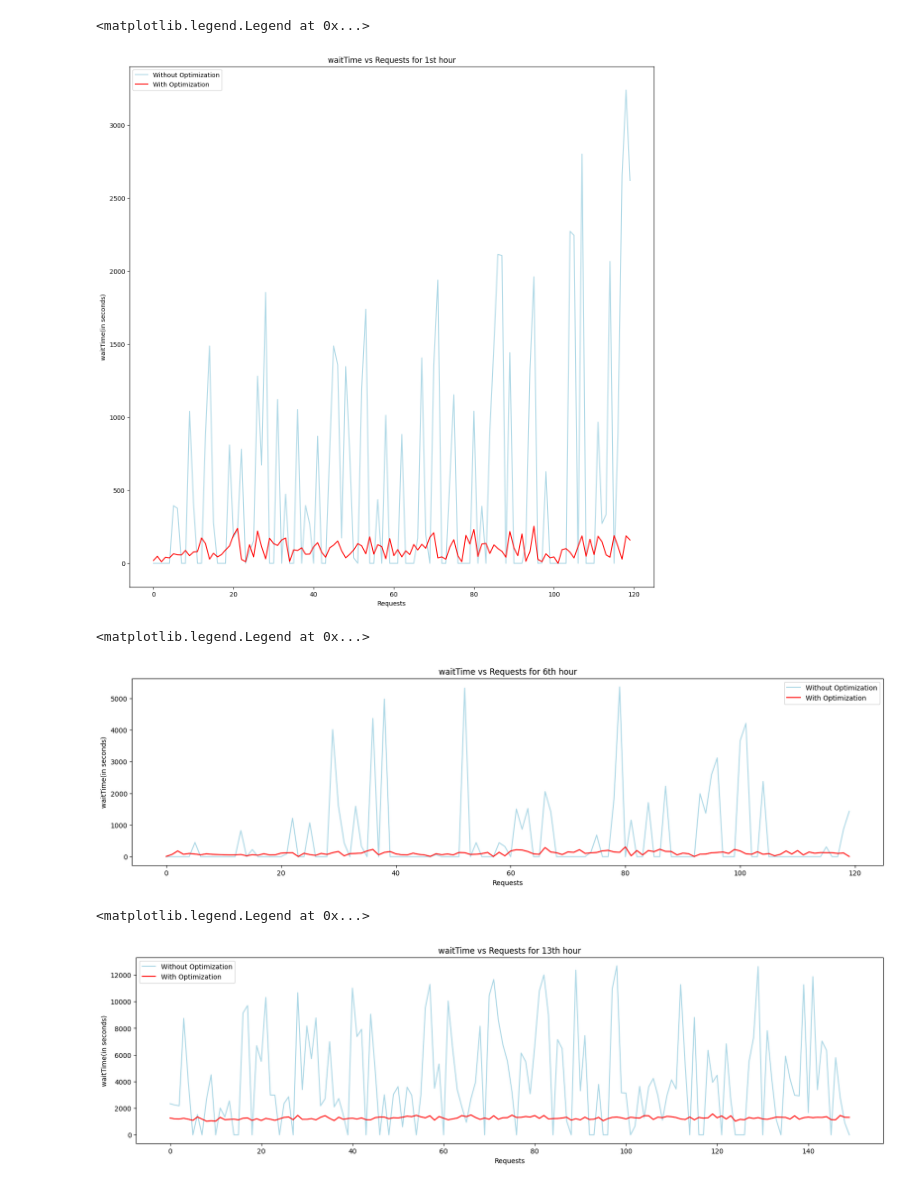
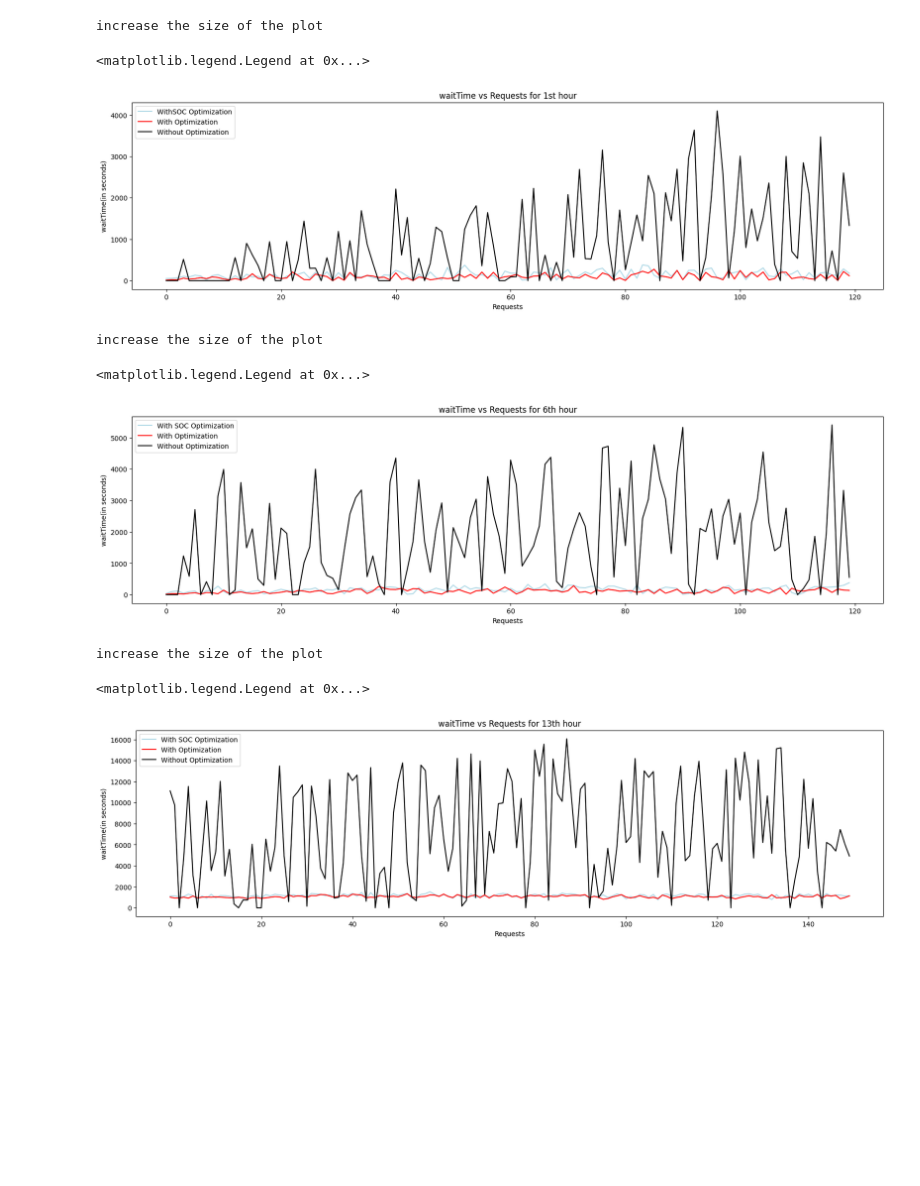
Before and after one commit to itsmanvendra/BTP-EV, a Jupyter notebook: waitTimeVSRequestCalc.ipynb, the cells around one changed output. Cells and saved outputs as stored; diff of their text form; code cells hidden in the pictures; blank space fills up the shorter version.

Commit message:
soc optimization update

```diff
--- a/waitTimeVSRequestCalc.ipynb
+++ b/waitTimeVSRequestCalc.ipynb
@@ -3,30 +3,38 @@ import pandas as pd
 import numpy as np
 import matplotlib.pyplot as plt
 # %%
-df1 = pd.read_csv('waittimewise.csv')
+df1 = pd.read_csv('withSOCOptimizedWaitTime.csv')
+# %%
+df3 = pd.read_csv('withoutOptimizedTime.csv')
 # %%
 df2 = pd.read_csv('withOptimizedTime.csv')
 # %%
 first_row = df1.iloc[0]
 ll = first_row.tolist()
 lt = eval(ll[0])
 
 xaxis = np.arange(0, len(lt), 1)
 firstt_row = df2.iloc[0]
 lll = firstt_row.tolist()
 ltt = eval(lll[0])
 xaxis1 = np.arange(0, len(ltt), 1)
-# increase the size of the plot
-plt.figure(figsize=(15, 15))
-plt.plot(xaxis, lt, label = "Without Optimization", color = 'lightblue')
+firsttt_row = df3.iloc[0]
+lllm = firsttt_row.tolist()
+lttt = eval(lllm[0])
+xaxis2 = np.arange(0, len(lttt), 1)
+print("increase the size of the plot")
+plt.figure(figsize=(20, 5))
+plt.plot(xaxis, lt, label = "WithSOC Optimization", color = 'lightblue')
 plt.plot(xaxis1, ltt, label = "With Optimization", color = 'red')
+plt.plot(xaxis2, lttt, label = "Without Optimization", color = 'black')
 plt.xlabel('Requests')
 plt.ylabel('waitTime(in seconds)')
 plt.title('waitTime vs Requests for 1st hour')
 plt.legend()
 # %% [output]
-<matplotlib.legend.Legend at 0x...>
+increase the size of the plot
+<matplotlib.legend.Legend at 0x...>
-[figure, old version]
+[figure, new version]
 # %%
 first_row = df1.iloc[5]
 ll = first_row.tolist()
@@ -37,17 +45,24 @@ firstt_row = df2.iloc[5]
 lll = firstt_row.tolist()
 ltt = eval(lll[0])
 xaxis1 = np.arange(0, len(ltt), 1)
+firsttt_row = df3.iloc[5]
+lllm = firsttt_row.tolist()
+lttt = eval(lllm[0])
+xaxis2 = np.arange(0, len(lttt), 1)
 # increase the size of the plot
+print("increase the size of the plot")
 plt.figure(figsize=(20, 5))
-plt.plot(xaxis, lt, label = "Without Optimization", color = 'lightblue')
+plt.plot(xaxis, lt, label = "With SOC Optimization", color = 'lightblue')
 plt.plot(xaxis1, ltt, label = "With Optimization", color = 'red')
+plt.plot(xaxis2, lttt, label = "Without Optimization", color = 'black')
 plt.xlabel('Requests')
 plt.ylabel('waitTime(in seconds)')
 plt.title('waitTime vs Requests for 6th hour')
 plt.legend()
 # %% [output]
-<matplotlib.legend.Legend at 0x...>
+increase the size of the plot
+<matplotlib.legend.Legend at 0x...>
-[figure, old version]
+[figure, new version]
 # %%
 first_row = df1.iloc[12]
 ll = first_row.tolist()
@@ -58,17 +73,24 @@ firstt_row = df2.iloc[12]
 lll = firstt_row.tolist()
 ltt = eval(lll[0])
 xaxis1 = np.arange(0, len(ltt), 1)
+firsttt_row = df3.iloc[12]
+lllm = firsttt_row.tolist()
+lttt = eval(lllm[0])
+xaxis2 = np.arange(0, len(lttt), 1)
 # increase the size of the plot
+print("increase the size of the plot")
 plt.figure(figsize=(20, 5))
-plt.plot(xaxis, lt, label = "Without Optimization", color = 'lightblue')
+plt.plot(xaxis, lt, label = "With SOC Optimization", color = 'lightblue')
 plt.plot(xaxis1, ltt, label = "With Optimization", color = 'red')
+plt.plot(xaxis2, lttt, label = "Without Optimization", color = 'black')
 plt.xlabel('Requests')
 plt.ylabel('waitTime(in seconds)')
 plt.title('waitTime vs Requests for 13th hour')
 plt.legend()
 # %% [output]
-<matplotlib.legend.Legend at 0x...>
+increase the size of the plot
+<matplotlib.legend.Legend at 0x...>
-[figure, old version]
+[figure, new version]
 # %%
 first_row = df1.iloc[19]
 ll = first_row.tolist()
```
Also changed, not shown: parts of 2 cells of this notebook, 23 other files.
